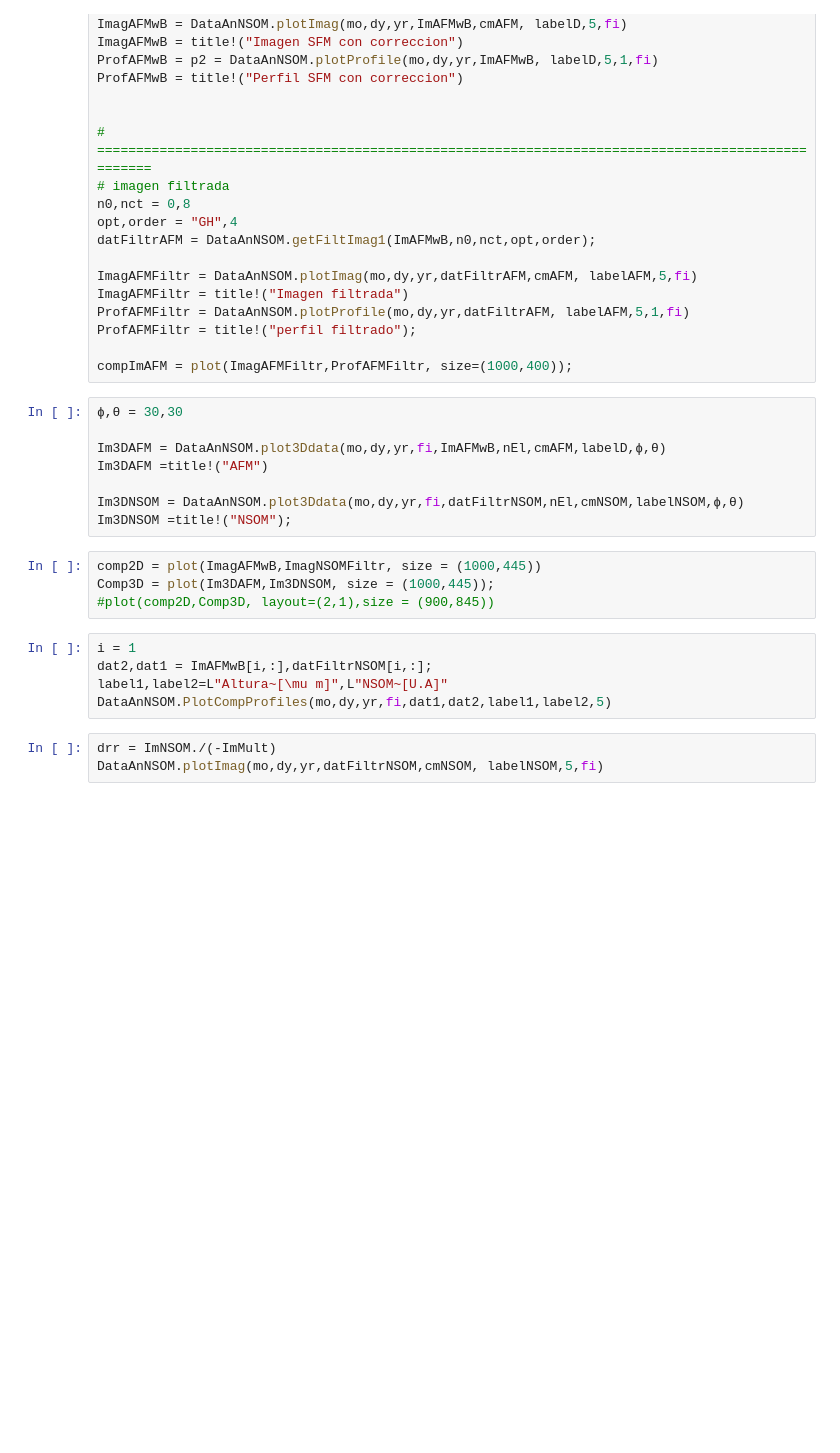
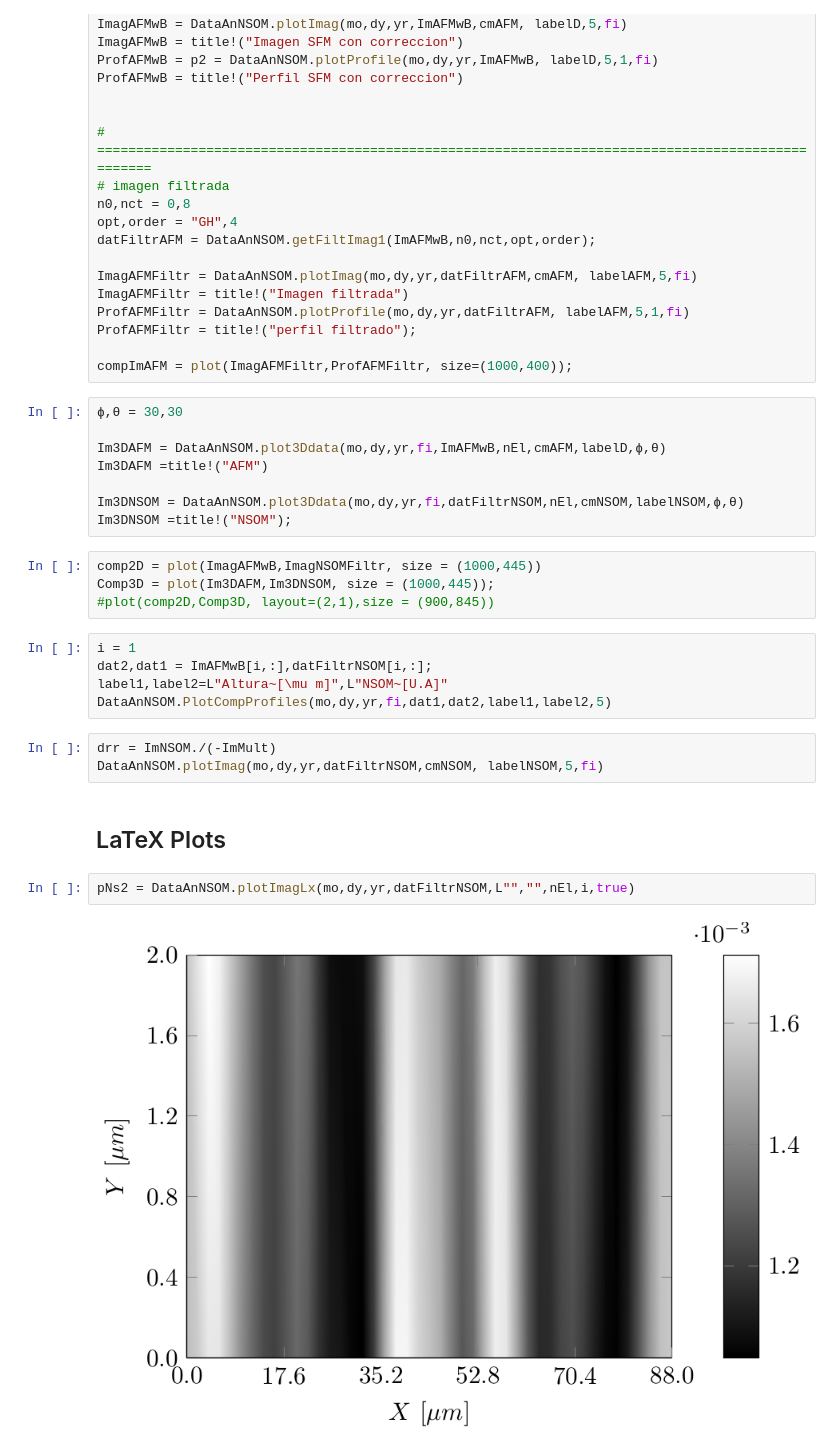
Before and after one commit to Gabmtzz/juDataNSOM, a Jupyter notebook: example/Example.ipynb, the cells around one changed output. Drawn from its saved outputs; the diff is of its cells as text; blank space fills up the shorter version.

```diff
--- a/example/Example.ipynb
+++ b/example/Example.ipynb
@@ -90,3 +90,9 @@ DataAnNSOM.PlotCompProfiles(mo,dy,yr,fi,dat1,dat2,label1,label2,5)
 # %%
 drr = ImNSOM./(-ImMult)
 DataAnNSOM.plotImag(mo,dy,yr,datFiltrNSOM,cmNSOM, labelNSOM,5,fi)
+# %% [markdown]
+## LaTeX Plots
+# %%
+pNs2 = DataAnNSOM.plotImagLx(mo,dy,yr,datFiltrNSOM,L"","",nEl,i,true)
+# %% [output]
+[figure, added]
```
Also changed, not shown: parts of 2 cells of this notebook.
